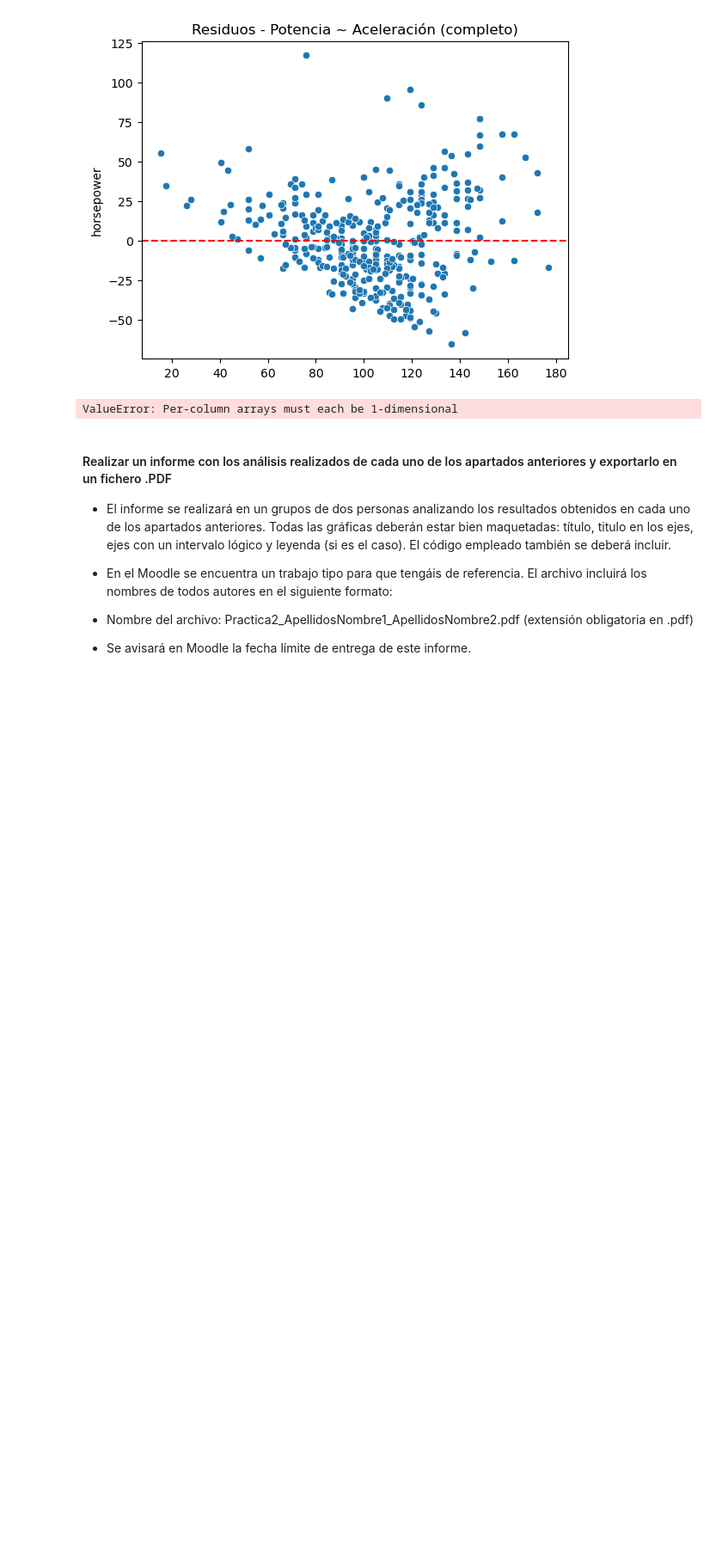
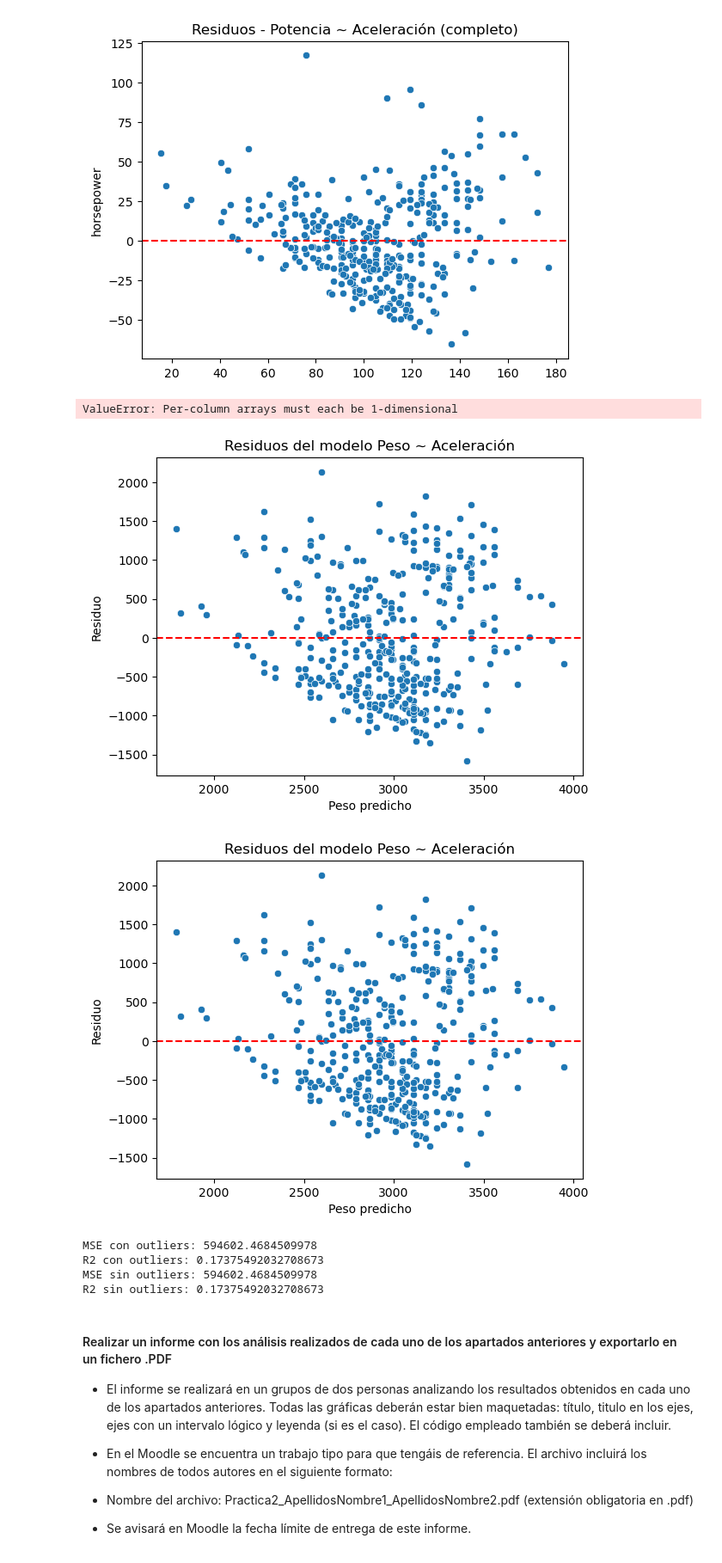
Before and after one commit to rocconeto/code_uni, a Jupyter notebook: CPE/P2/Practica2_CorrelacionRegresionLinealSimple.ipynb, the cells around one changed output. Shown at 86% size. Cells and saved outputs as stored; diff of their text form; code cells hidden in the pictures; blank space fills up the shorter version.

```diff
--- a/CPE/P2/Practica2_CorrelacionRegresionLinealSimple.ipynb
+++ b/CPE/P2/Practica2_CorrelacionRegresionLinealSimple.ipynb
@@ -398,6 +398,79 @@ Modelo completo - 4 cilindros: 78 cv, 8 cilindros: 158 cv
 Modelo limpio - 4 cilindros: 79 cv, 8 cilindros: 159 cv
 [figure]
 ValueError: Per-column arrays must each be 1-dimensional
+# %%
+#9.-Realizar un estudio similar, a partir del modelo completo,
+#para hallar una posible relación entre aceleración y peso.
+
+X_acc = mpg[['acceleration']]
+y_peso = mpg['weight']
+
+modelo3 = LinearRegression()
+modelo3.fit(X_acc, y_peso)
+
+#Predicción y cálculo de residuos
+predicciones = modelo3.predict(X_acc)
+residuos = y_peso - predicciones
+
+# Graficar los residuos
+sns.scatterplot(x=predicciones, y=residuos)
+plt.axhline(0, color='red', linestyle='--')
+plt.title('Residuos del modelo Peso ~ Aceleración')
+plt.xlabel('Peso predicho')
+plt.ylabel('Residuo')
+plt.show()
+
+# Detectar outliers
+Q1 = y_peso.quantile(0.25)
+Q3 = y_peso.quantile(0.75)
+IQR = Q3 - Q1
+
+# Definir límites para outliers
+limite_inferior = Q1 - 1.5 * IQR
+limite_superior = Q3 + 1.5 * IQR
+
+outliers = y_peso[(y_peso < limite_inferior) | (y_peso > limite_superior)]
+
+# Eliminar outliers
+mpg_sin_outliers = mpg[(y_peso >= limite_inferior) & (y_peso <= limite_superior)]
+
+X_acc_sin_outliers = mpg_sin_outliers[['acceleration']]
+y_peso_sin_outliers = mpg_sin_outliers['weight']
+
+# Modelo sin outliers
+modelo3_sin_outliers = LinearRegression()
+modelo3_sin_outliers.fit(X_acc_sin_outliers, y_peso_sin_outliers)
+
+# Predicción y cálculo de residuos sin outliers
+predicciones_sin_outliers = modelo3_sin_outliers.predict(X_acc_sin_outliers)
+residuos_sin_outliers = y_peso_sin_outliers - predicciones_sin_outliers
+
+# Gráficar los residuos sin outliers
+sns.scatterplot(x=predicciones_sin_outliers, y=residuos_sin_outliers)
+plt.axhline(0, color='red', linestyle='--')
+plt.title('Residuos del modelo Peso ~ Aceleración')
+plt.xlabel('Peso predicho')
+plt.ylabel('Residuo')
+plt.show()
+
+# Comparar modelos estadisticos con y sin outliers
+mse_con_outliers = mean_squared_error(y_peso, predicciones)
+r2_con_outliers = r2_score(y_peso, predicciones)
+
+mse_sin_outliers = mean_squared_error(y_peso_sin_outliers, predicciones_sin_outliers)
+r2_sin_outliers = r2_score(y_peso_sin_outliers, predicciones_sin_outliers)
+
+print(f"MSE con outliers: {mse_con_outliers}")
+print(f"R2 con outliers: {r2_con_outliers}")
+print(f"MSE sin outliers: {mse_sin_outliers}")
+print(f"R2 sin outliers: {r2_sin_outliers}")
+# %% [output]
+[figure, added]
+[figure, added]
+MSE con outliers: 594602.4684509978
+R2 con outliers: 0.17375492032708673
+MSE sin outliers: 594602.4684509978
+R2 sin outliers: 0.17375492032708673
 # %% [markdown]
 #### Realizar un informe con los análisis realizados de cada uno de los apartados anteriores y exportarlo en un fichero .PDF
 
```
